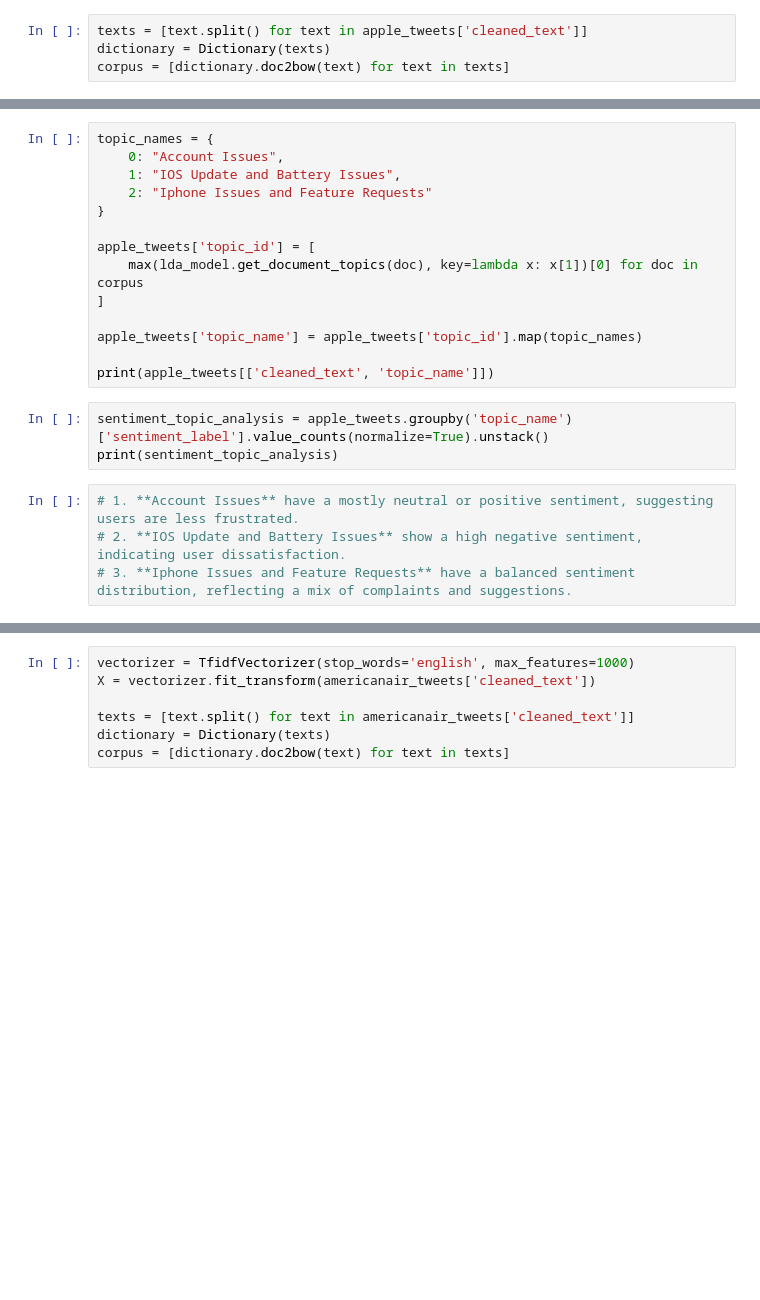
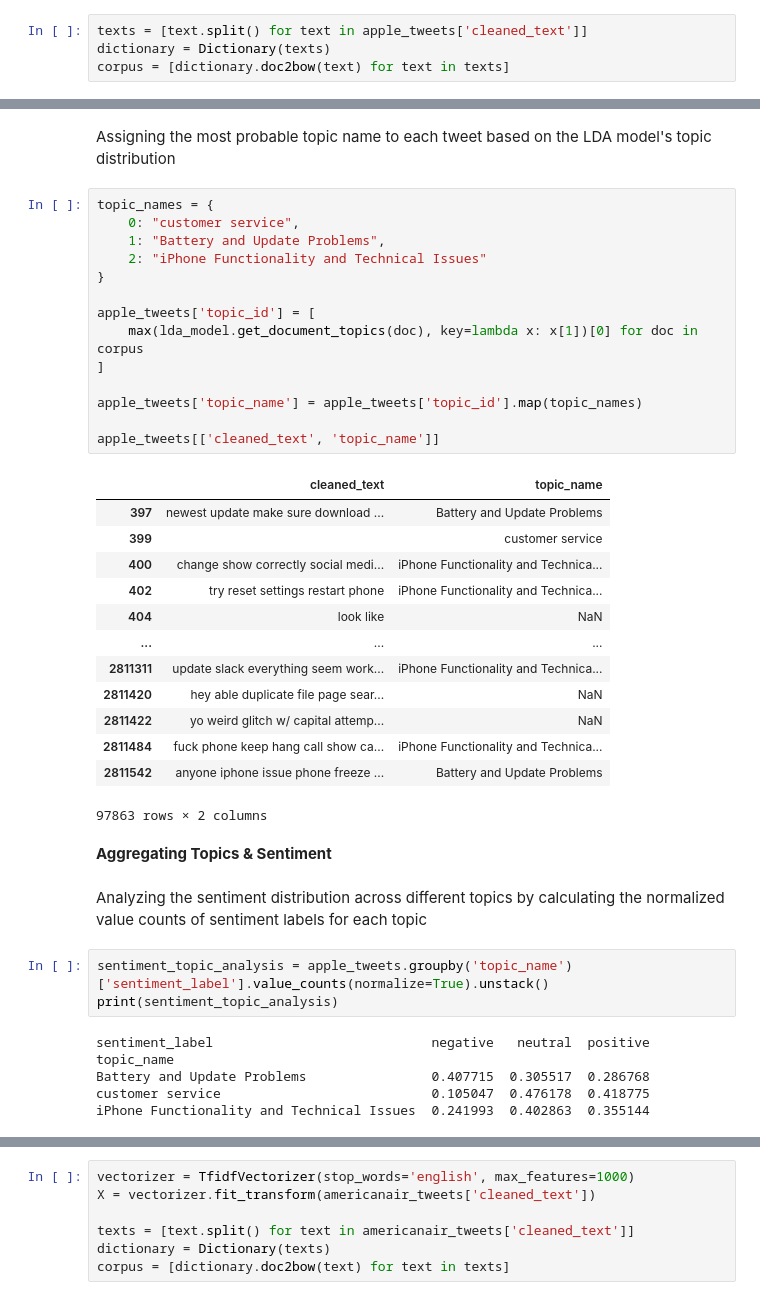
Before and after one commit to eric157/Machine-Learners, a Jupyter notebook: Unsupervised/T5-Unsupervised.ipynb, the cells around one changed output, grey strips where cells are left out. Cells and saved outputs as stored; diff of their text form; blank space fills up the shorter version.

```diff
--- a/Unsupervised/T5-Unsupervised.ipynb
+++ b/Unsupervised/T5-Unsupervised.ipynb
@@ -262,21 +320,43 @@ for i, topic in lda_model_3.show_topics(num_topics=3, formatted=True,num_words=1
+# %% [markdown]
+Assigning the most probable topic name to each tweet based on the LDA model's topic distribution
 # %%
 topic_names = {
-    0: "Account Issues",
-    1: "IOS Update and Battery Issues",
-    2: "Iphone Issues and Feature Requests"
+    0: "customer service",
+    1: "Battery and Update Problems",
+    2: "iPhone Functionality and Technical Issues"
 }
 
 apple_tweets['topic_id'] = [
     max(lda_model.get_document_topics(doc), key=lambda x: x[1])[0] for doc in corpus
 ]
 
 apple_tweets['topic_name'] = apple_tweets['topic_id'].map(topic_names)
 
-print(apple_tweets[['cleaned_text', 'topic_name']])
+apple_tweets[['cleaned_text', 'topic_name']]
+# %% [output]
+|  | cleaned_text | topic_name |
+| 397 | newest update make sure download ... | Battery and Update Problems |
+| 399 |  | customer service |
+| 400 | change show correctly social medi... | iPhone Functionality and Technica... |
+| 402 | try reset settings restart phone | iPhone Functionality and Technica... |
+| 404 | look like | NaN |
+| ... | ... | ... |
+| 2811311 | update slack everything seem work... | iPhone Functionality and Technica... |
+| 2811420 | hey able duplicate file page sear... | NaN |
+| 2811422 | yo weird glitch w/ capital attemp... | NaN |
+| 2811484 | fuck phone keep hang call show ca... | iPhone Functionality and Technica... |
+| 2811542 | anyone iphone issue phone freeze ... | Battery and Update Problems |
+97863 rows × 2 columns
+# %% [markdown]
+**Aggregating Topics & Sentiment**
+# %% [markdown]
+Analyzing the sentiment distribution across different topics by calculating the normalized value counts of sentiment labels for each topic
 # %%
 sentiment_topic_analysis = apple_tweets.groupby('topic_name')['sentiment_label'].value_counts(normalize=True).unstack()
 print(sentiment_topic_analysis)
+# %% [output]
+sentiment_label                            negative   neutral  positive
+topic_name
+Battery and Update Problems                0.407715  0.305517  0.286768
+customer service                           0.105047  0.476178  0.418775
+iPhone Functionality and Technical Issues  0.241993  0.402863  0.355144
-# %%
-# 1. **Account Issues** have a mostly neutral or positive sentiment, suggesting users are less frustrated.
-# 2. **IOS Update and Battery Issues** show a high negative sentiment, indicating user dissatisfaction.
-# 3. **Iphone Issues and Feature Requests** have a balanced sentiment distribution, reflecting a mix of complaints and suggestions.
```
Also changed, not shown: parts of 59 cells of this notebook.
